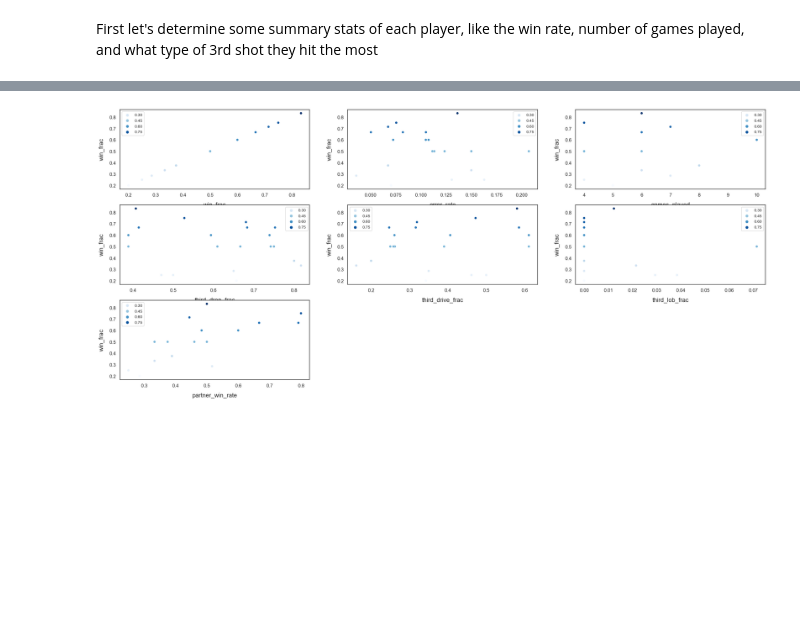
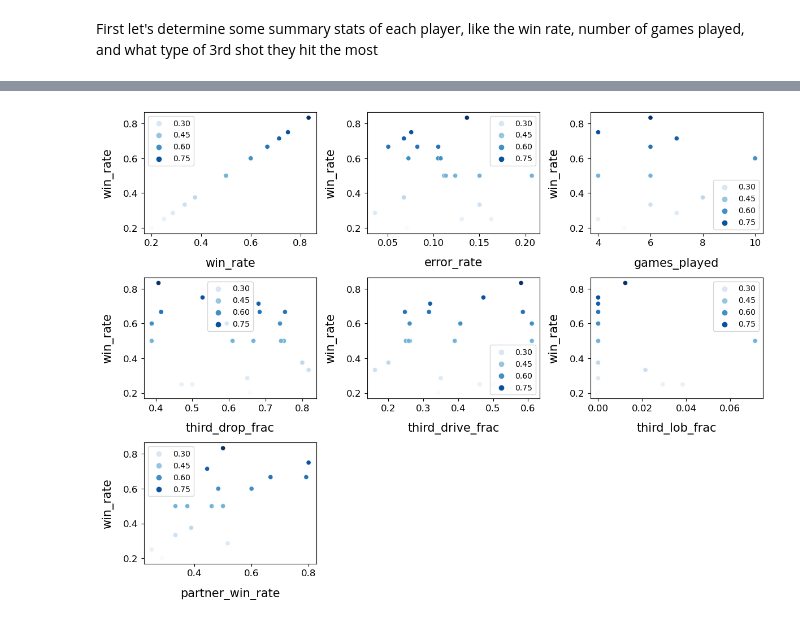
Before and after one commit to NolanSmyth/pklshop, a Jupyter notebook: examples/correlations.ipynb, the cells around one changed output, grey strips where cells are left out. Saved outputs shown, nothing was run; the diff lists cells and outputs as text; code cells hidden in the pictures; blank space fills up the shorter version.

Commit message:
Adding to correlation win rate analysis

```diff
--- a/examples/correlations.ipynb
+++ b/examples/correlations.ipynb
@@ -29,7 +29,7 @@ First let's determine some summary stats of each player, like the win rate, numb
 win_rate_arr = []
 names = []
 error_rates = []
-games_played = []
+# games_played = []
 third_drop_frac = []
 third_drive_frac = []
 third_lob_frac = []
@@ -42,7 +42,7 @@ for i, player_id in enumerate(players.player_id):
     names.append(p.name)
     win_rate_arr.append(p.num_games_won/p.num_games_played)
     error_rates.append(p.error_rate())
-    games_played.append(p.num_games_played)
+    # games_played.append(p.num_games_played)
     thirds = p.third_shot_profile()
     partner_win_rate.append(p.partner_win_rate())
     if thirds[3]!=0:
@@ -54,6 +54,6 @@ for i, player_id in enumerate(players.player_id):
         third_drive_frac.append(0)
         third_lob_frac.append(0)
 # %%
-summary_df = pd.DataFrame({"name": names, "win_rate": win_rate_arr, "error_rate": error_rates, "games_played": games_played, "third_drop_frac": third_drop_frac, "third_drive_frac": third_drive_frac, "third_lob_frac": third_lob_frac, "partner_win_rate": partner_win_rate})
+summary_df = pd.DataFrame({"name": names, "win_rate": win_rate_arr, "error_rate": error_rates, "third_drop_frac": third_drop_frac, "third_drive_frac": third_drive_frac, "third_lob_frac": third_lob_frac, "partner_win_rate": partner_win_rate})
 summary_df
 # %% [output]
@@ -84,33 +96,34 @@ plt.show()
 # %%
 # Finding numeric features
 numeric_dtypes = ['int16', 'int32', 'int64', 'float16', 'float32', 'float64']
 numeric = []
 for i in summary_df.columns:
     if summary_df[i].dtype in numeric_dtypes:
         if i in ['name']:
             pass
         else:
             numeric.append(i)
 # visualising some more outliers in the data values
-fig, axs = plt.subplots(ncols=2, nrows=1, figsize=(12, 12))
+fig, axs = plt.subplots(ncols=2, nrows=1, figsize=(12, 20))
 plt.subplots_adjust(right=2)
 plt.subplots_adjust(top=2)
 sns.color_palette("husl", 8)
 for i, feature in enumerate(list(summary_df[numeric]), 1):
     plt.subplot(len(list(numeric)), 3, i)
-    sns.scatterplot(x=feature, y='win_frac', hue='win_frac', palette='Blues', data=summary_df)
+    sns.scatterplot(x=feature, y='win_rate', hue='win_rate', palette='Blues', data=summary_df)
 
     plt.xlabel('{}'.format(feature), size=15,labelpad=12.5)
-    plt.ylabel('win_frac', size=15, labelpad=12.5)
+    plt.ylabel('win_rate', size=15, labelpad=12.5)
 
     for j in range(2):
         plt.tick_params(axis='x', labelsize=12)
         plt.tick_params(axis='y', labelsize=12)
 
     plt.legend(loc='best', prop={'size': 10})
 
+plt.tight_layout()
 plt.show()
 # %% [output]
-[figure, old version]
+[figure, new version]
 # %%
 #Todo: Add partner win rate
```
Also changed, not shown: parts of 3 cells of this notebook, 1 other file.
